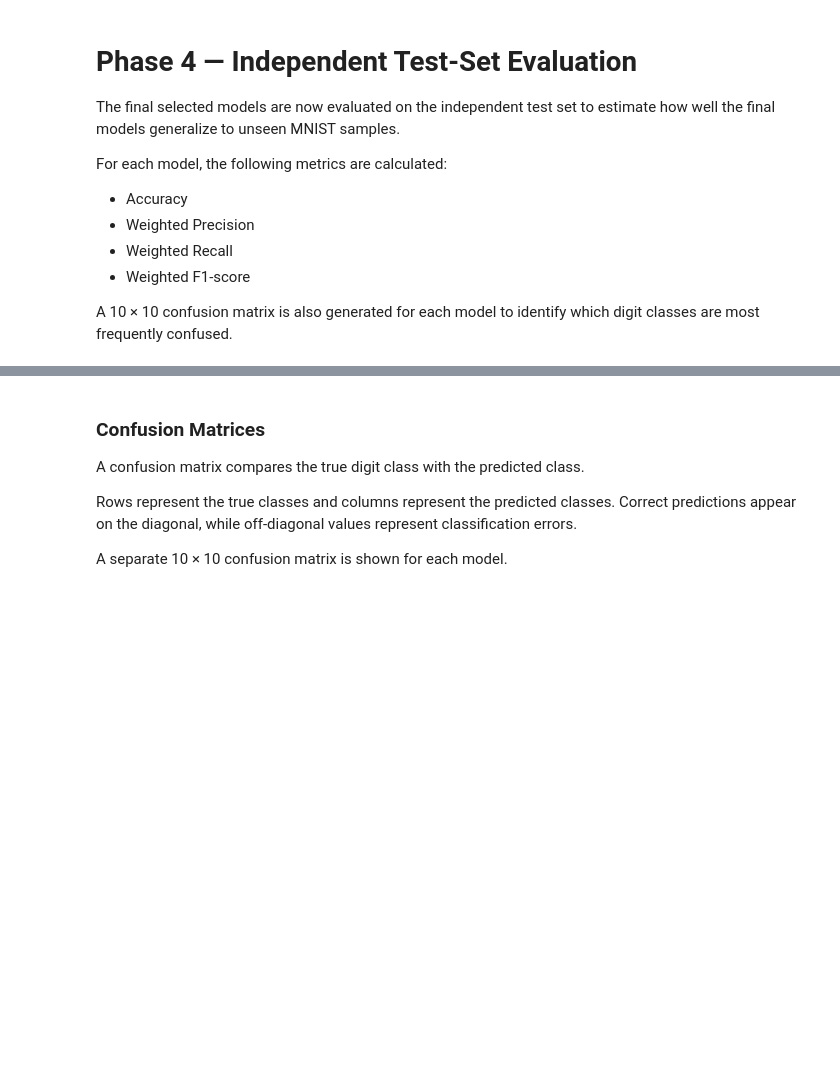
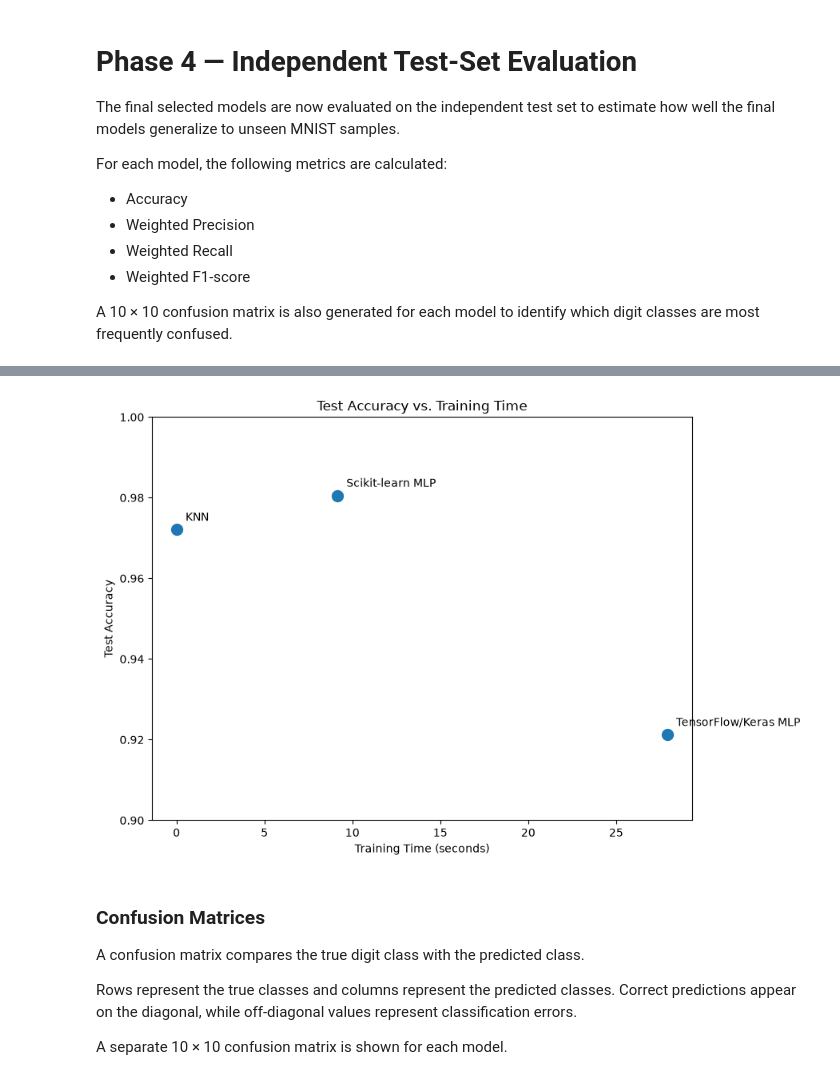
Before and after one commit to ananda-pires/mnist-multiclass-predictive-pipeline, a Jupyter notebook: notebooks/mnist_pipeline.ipynb, the cells around one changed output, grey strips where cells are left out. Cells and saved outputs as stored; diff of their text form; code cells hidden in the pictures; blank space fills up the shorter version.

Commit message:
docs: finalize project documentation and structure

```diff
--- a/notebooks/mnist_pipeline.ipynb
+++ b/notebooks/mnist_pipeline.ipynb
@@ -994,3 +1063,56 @@ print(test_metrics_df.round(4))
+# %%
+# Compare model training time with final test-set accuracy.
+# This highlights the trade-off between computational cost and predictive performance.
+
+training_time = {
+    "KNN": 0.0080,
+    "Scikit-learn MLP": 9.1534,
+    "TensorFlow/Keras MLP": 27.9118
+}
+
+test_accuracy = {
+    "KNN": 0.9721,
+    "Scikit-learn MLP": 0.9805,
+    "TensorFlow/Keras MLP": 0.9212
+}
+
+plt.figure(figsize=(9, 6))
+
+plt.scatter(
+    training_time.values(),
+    test_accuracy.values(),
+    s=100
+)
+
+for model_name in training_time:
+    plt.annotate(
+        model_name,
+        (
+            training_time[model_name],
+            test_accuracy[model_name]
+        ),
+        xytext=(8, 8),
+        textcoords="offset points"
+    )
+
+plt.title("Test Accuracy vs. Training Time")
+plt.xlabel("Training Time (seconds)")
+plt.ylabel("Test Accuracy")
+plt.ylim(0.90, 1.00)
+
+plt.tight_layout()
+
+# Save the figure.
+plt.savefig(
+    "../figures/test_accuracy_vs_training_time.png",
+    dpi=300,
+    bbox_inches="tight"
+)
+
+plt.show()
+plt.close()
+# %% [output]
+[figure, added]
 # %% [markdown]
 ### Confusion Matrices
 
```
Also changed, not shown: parts of 22 cells of this notebook, 10 other files.
